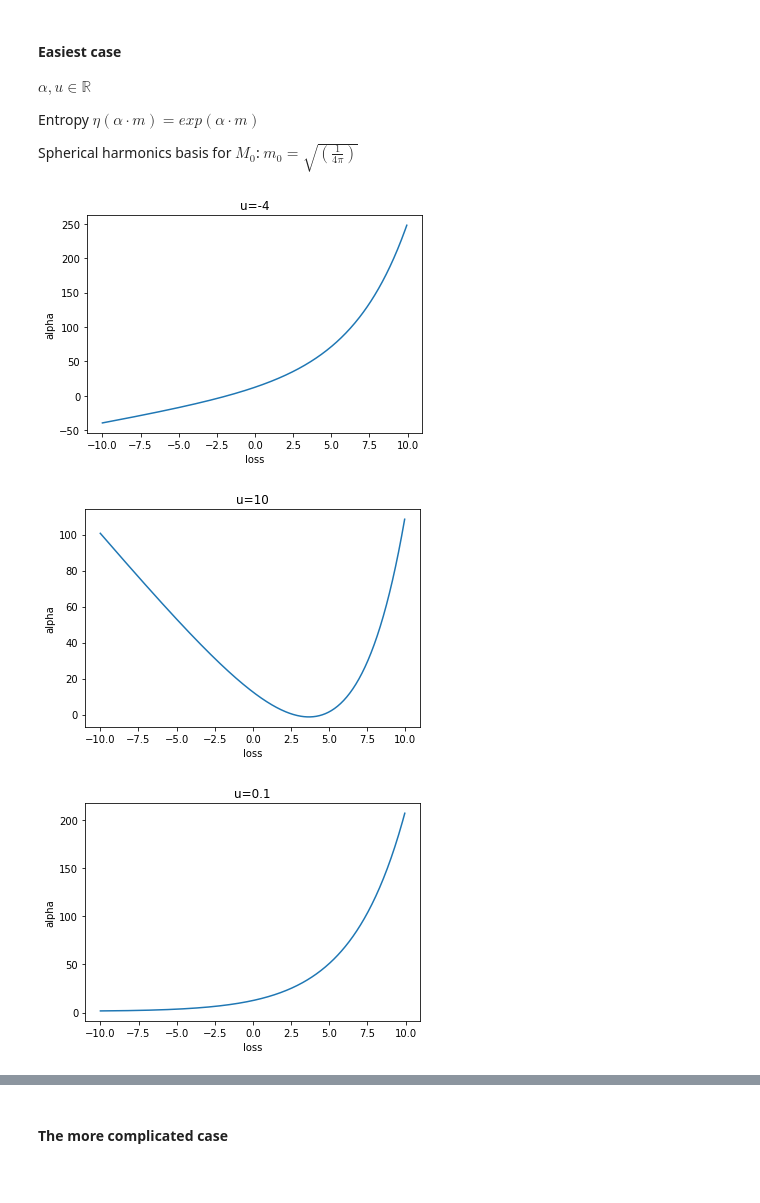
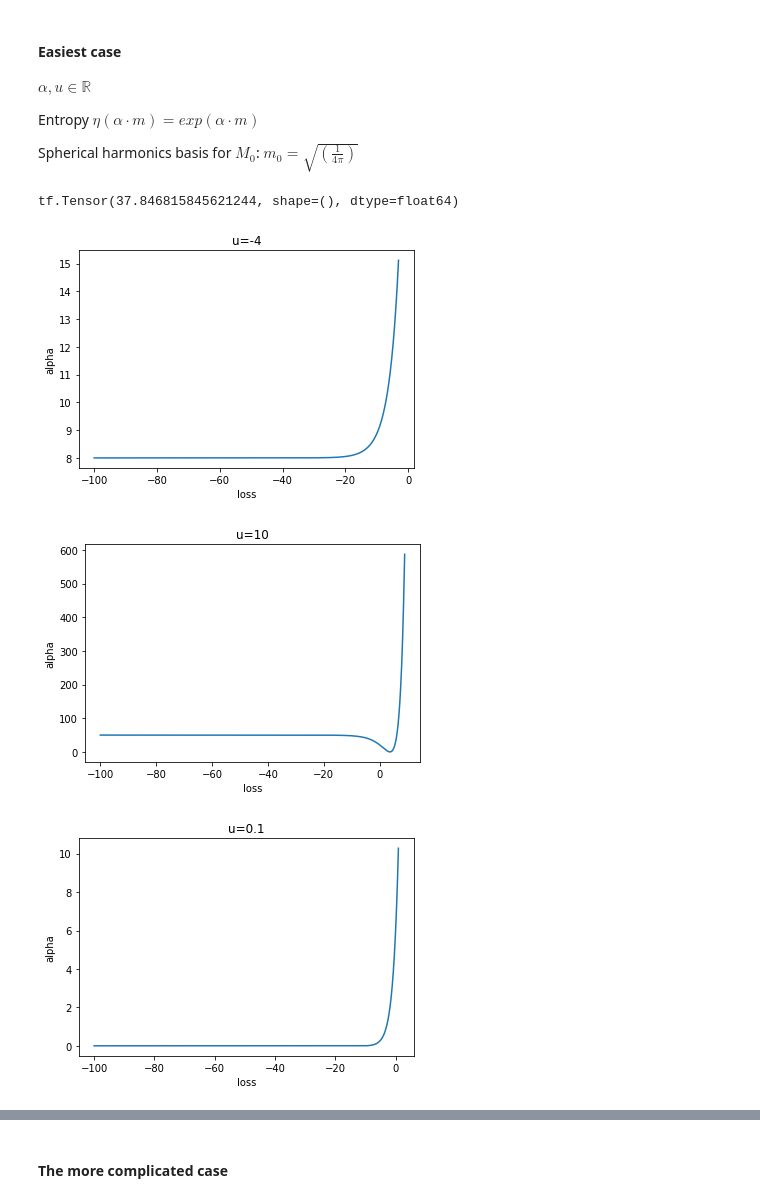
Before and after one commit to CSMMLab/KiT-RT, a Jupyter notebook: code/python/neural_entropy/EntropyTrainer.ipynb, the cells around one changed output, grey strips where cells are left out. Drawn from its saved outputs; the diff is of its cells as text; code cells hidden in the pictures.

```diff
--- a/code/python/neural_entropy/EntropyTrainer.ipynb
+++ b/code/python/neural_entropy/EntropyTrainer.ipynb
@@ -253,43 +256,62 @@ Entropy $\eta(\alpha\cdot m) = exp(\alpha\cdot m)$
 
 Spherical harmonics basis for $M_0$: $ m_0 = \sqrt{\left(\frac{1}{4\pi}\right)}$
 # %%
+import math
 
 def loss1D(u, alpha):
     return 4*np.pi*np.exp(alpha*np.sqrt(1/(4*np.pi))) - alpha*u
 
+# Custom Loss
+def custom_loss1d(u_input, alpha_pred): # (label,prediciton)
+     return (0.5*alpha_pred*alpha_pred -u*alpha_pred)
+    #return 4*math.pi*tf.math.exp(alpha_pred*np.sqrt(1/(4*np.pi))) - alpha_pred*u_input
+
+def custom_loss1dMB(u_input, alpha_pred): # (label,prediciton)
+    return 4*math.pi*tf.math.exp(alpha_pred*np.sqrt(1/(4*np.pi))) - alpha_pred*u_input
+
+# Custom Loss
+def custom_loss1dMBPrime(u_input, alpha_pred): # (label,prediciton)
+
+    return 0.5*tf.square(4*math.pi*np.sqrt(1/(4*np.pi))*tf.math.exp(alpha_pred*np.sqrt(1/(4*np.pi))) - u_input)
+#tf.norm(4*math.pi*np.sqrt(1/(4*np.pi))*tf.math.exp(alpha_pred*np.sqrt(1/(4*np.pi))) - u_input, ord='euclidean')
+
+
 # not realizable moment
 u = -4
-alpha = np.arange(-10.0, 10.0, 0.05)
+print(custom_loss1dMBPrime(u,1))
+
+alpha = np.arange(-100.0, -3, 0.05)
 plt.figure()
-plt.plot(alpha,loss1D(u,alpha))
+plt.plot(alpha,custom_loss1dMBPrime(u,alpha))
 plt.ylabel('alpha')
 plt.xlabel('loss')
 plt.title('u=-4')
 plt.show()
 
 #realizable moment
 u = 10
-alpha = np.arange(-10.0, 10.0, 0.05)
+alpha = np.arange(-100.0, 9.0, 0.05)
 plt.figure()
-plt.plot(alpha,loss1D(u,alpha))
+plt.plot(alpha,custom_loss1dMBPrime(u,alpha))
 plt.ylabel('alpha')
 plt.xlabel('loss')
 plt.title('u=10')
 plt.show()
 
 # moment close to the boundary of the realizable set
 u = 0.1
-alpha = np.arange(-10.0, 10.0, 0.05)
+alpha = np.arange(-100.0, 1.0, 0.05)
 plt.figure()
-plt.plot(alpha,loss1D(u,alpha))
+plt.plot(alpha,custom_loss1dMBPrime(u,alpha))
 plt.ylabel('alpha')
 plt.xlabel('loss')
 plt.title('u=0.1')
 plt.show()
 # %% [output]
+tf.Tensor(37.846815845621244, shape=(), dtype=float64)
-[figure, old version]
+[figure, new version]
-[figure, old version]
+[figure, new version]
-[figure, old version]
+[figure, new version]
 # %%
 # build the network
 import numpy as np
```
Also changed, not shown: parts of 17 cells of this notebook, 1 other file.
